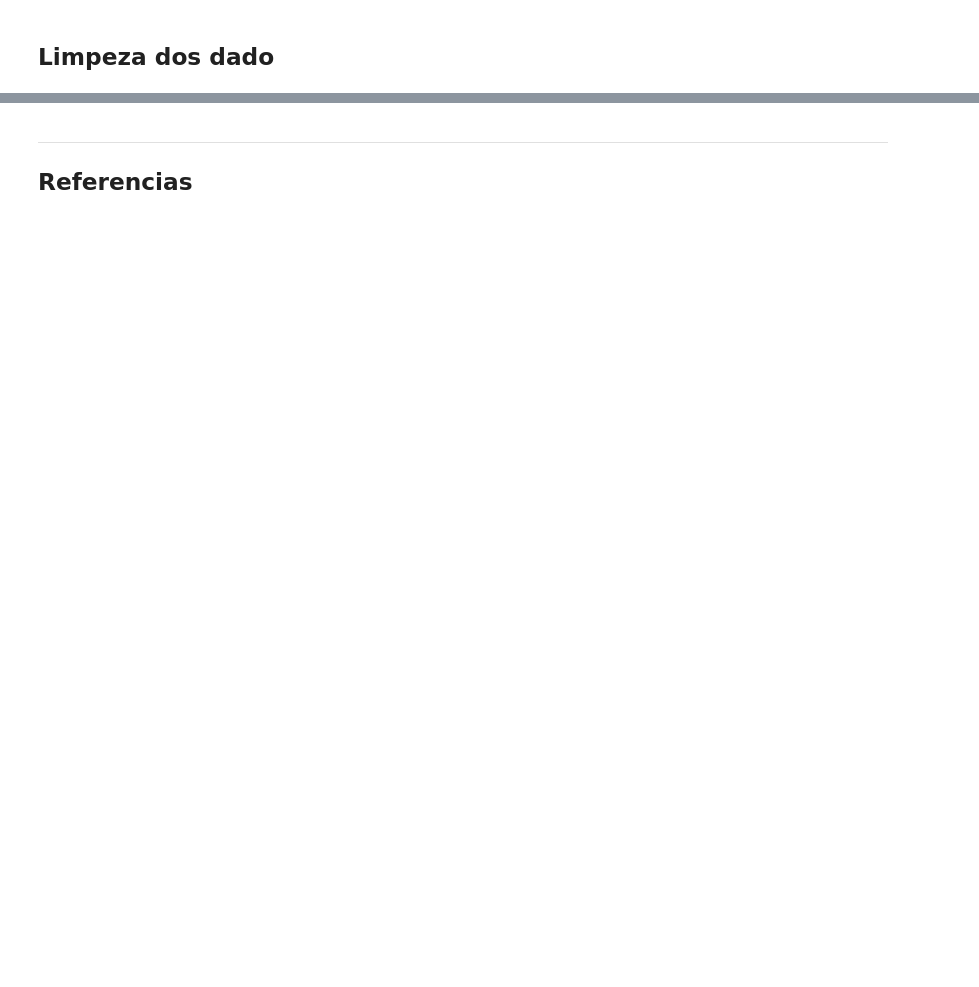
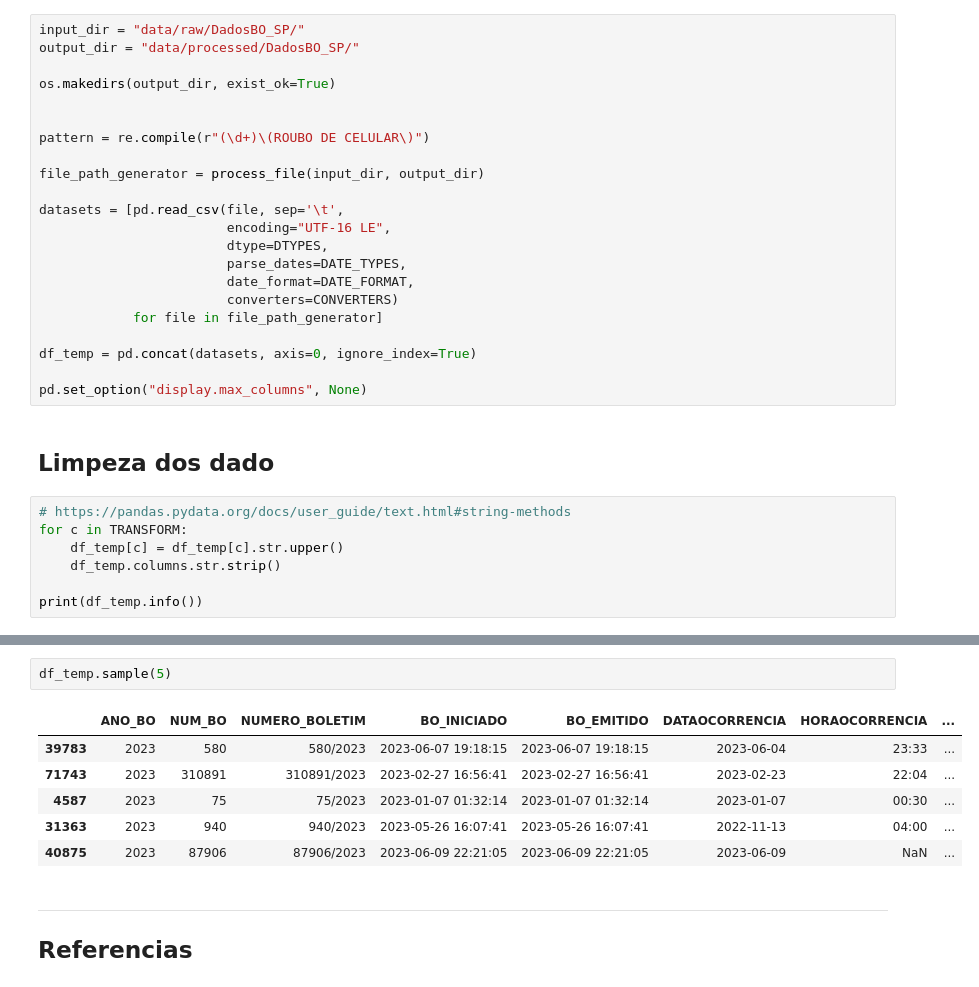
Before and after one commit to dvths/roubos-de-celular-SP-S1-2023, a Jupyter notebook: 04_preparação_e_processamento_dos_dados.ipynb, the cells around one changed output, grey strips where cells are left out. Saved outputs shown, nothing was run; the diff lists cells and outputs as text; blank space fills up the shorter version.

Commit message:
Trabalhando na explicação dos argumentos nomeados de read_csv

```diff
--- a/04_preparação_e_processamento_dos_dados.ipynb
+++ b/04_preparação_e_processamento_dos_dados.ipynb
@@ -442,2 +391,31 @@ memory usage: 49.3+ MB
+# %%
+input_dir = "data/raw/DadosBO_SP/"
+output_dir = "data/processed/DadosBO_SP/"
+
+os.makedirs(output_dir, exist_ok=True)
+
+
+pattern = re.compile(r"(\d+)\(ROUBO DE CELULAR\)")
+
+file_path_generator = process_file(input_dir, output_dir)
+
+datasets = [pd.read_csv(file, sep='\t',
+                        encoding="UTF-16 LE",
+                        dtype=DTYPES,
+                        parse_dates=DATE_TYPES,
+                        date_format=DATE_FORMAT,
+                        converters=CONVERTERS)
+            for file in file_path_generator]
+
+df_temp = pd.concat(datasets, axis=0, ignore_index=True)
+
+pd.set_option("display.max_columns", None)
 # %% [markdown]
 ## Limpeza dos dado
+# %%
+# https://pandas.pydata.org/docs/user_guide/text.html#string-methods
+for c in TRANSFORM:
+    df_temp[c] = df_temp[c].str.upper()
+    df_temp.columns.str.strip()
+
+print(df_temp.info())
@@ -444,3 +440,12 @@ memory usage: 49.3+ MB
+# %%
+df_temp.sample(5)
+# %% [output]
+|  | ANO_BO | NUM_BO | NUMERO_BOLETIM | BO_INICIADO | BO_EMITIDO | DATAOCORRENCIA | HORAOCORRENCIA | ... |
+| 39783 | 2023 | 580 | 580/2023 | 2023-06-07 19:18:15 | 2023-06-07 19:18:15 | 2023-06-04 | 23:33 | ... |
+| 71743 | 2023 | 310891 | 310891/2023 | 2023-02-27 16:56:41 | 2023-02-27 16:56:41 | 2023-02-23 | 22:04 | ... |
+| 4587 | 2023 | 75 | 75/2023 | 2023-01-07 01:32:14 | 2023-01-07 01:32:14 | 2023-01-07 | 00:30 | ... |
+| 31363 | 2023 | 940 | 940/2023 | 2023-05-26 16:07:41 | 2023-05-26 16:07:41 | 2022-11-13 | 04:00 | ... |
+| 40875 | 2023 | 87906 | 87906/2023 | 2023-06-09 22:21:05 | 2023-06-09 22:21:05 | 2023-06-09 | NaN | ... |
 # %% [markdown]
 ---
 
```
Also changed, not shown: parts of 30 cells of this notebook.
